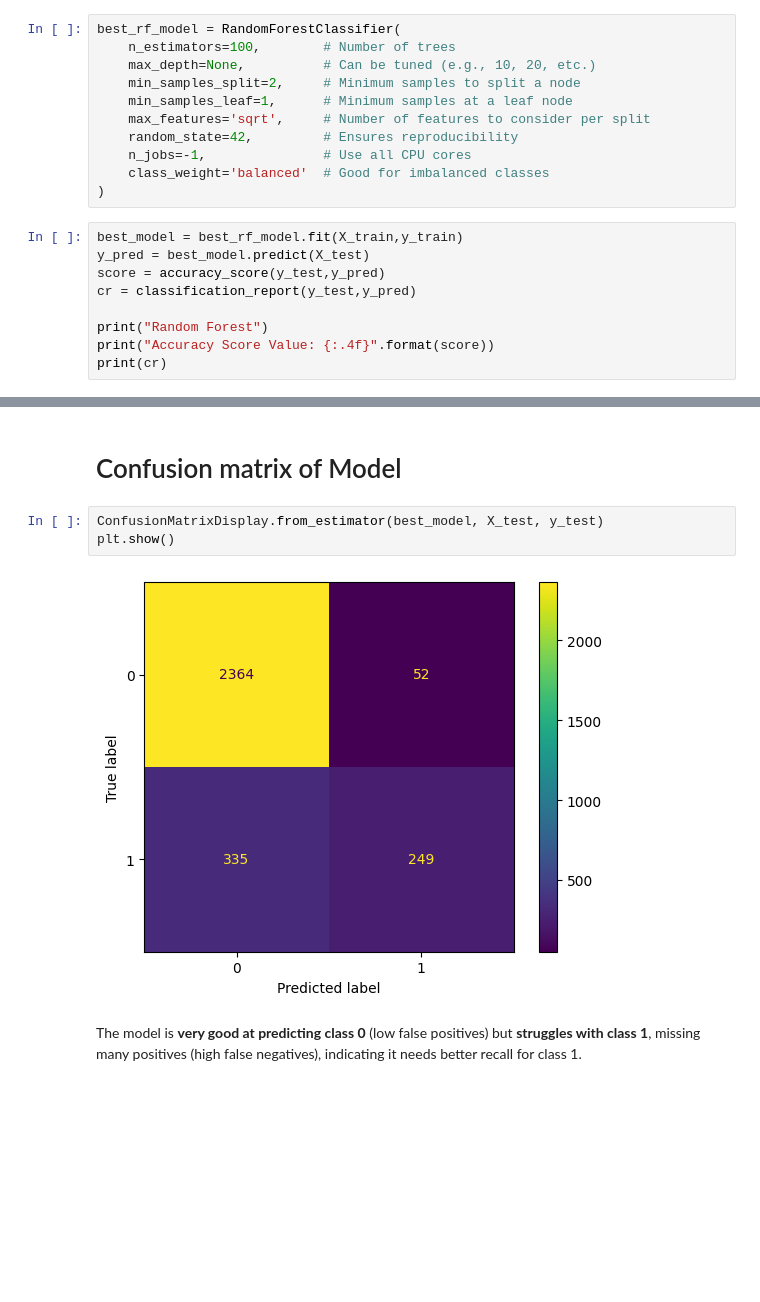
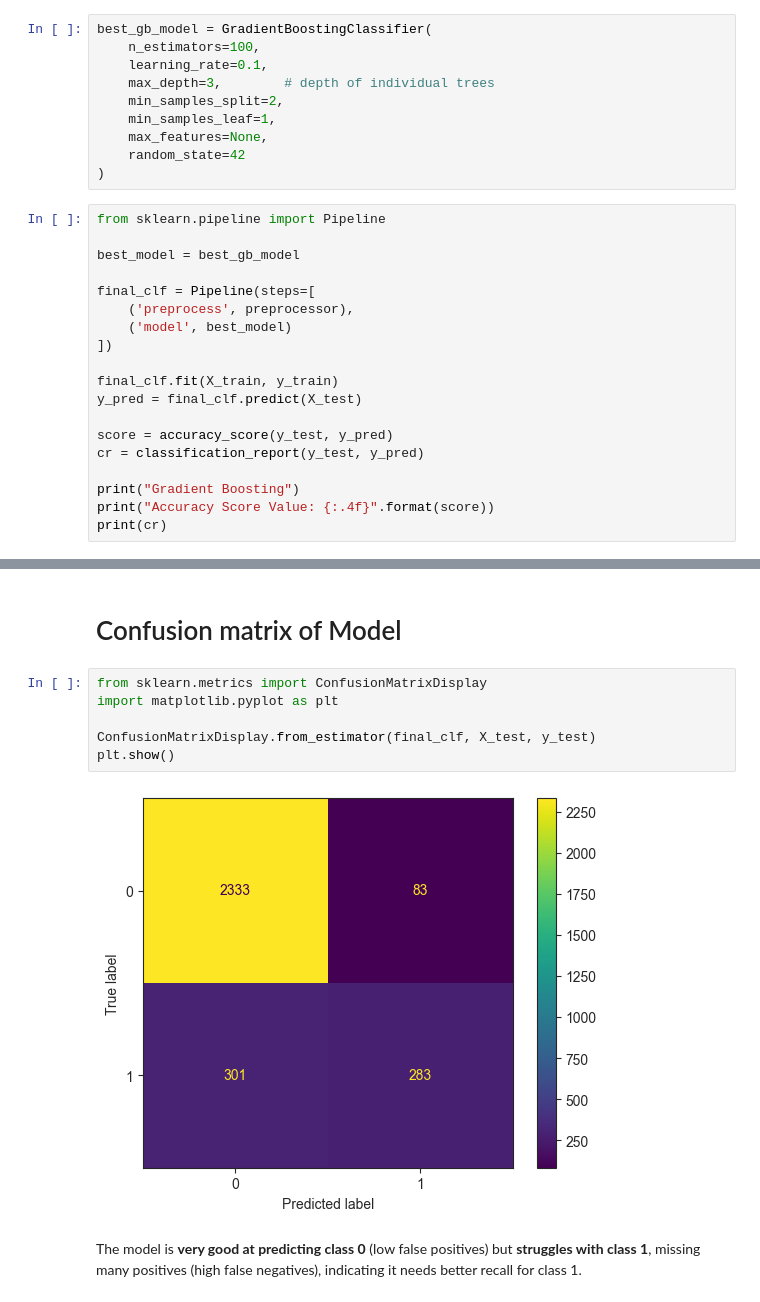
Before and after one commit to 004Gaurav/Customer_Churn, a Jupyter notebook: notebook/customer_churn.ipynb, the cells around one changed output, grey strips where cells are left out. Saved outputs shown, nothing was run; the diff lists cells and outputs as text; blank space fills up the shorter version.

Commit message:
fix: repair notebook pipeline and preprocessing

```diff
--- a/notebook/customer_churn.ipynb
+++ b/notebook/customer_churn.ipynb
@@ -589,23 +686,32 @@ Tree-based ensemble methods, particularly ***Random Forest***, showed the best p
 from sklearn.model_selection import train_test_split
 X_train, X_test, y_train, y_test = train_test_split(X, y, test_size=0.3, random_state=42)
 # %%
-best_rf_model = RandomForestClassifier(
-    n_estimators=100,        # Number of trees
-    max_depth=None,          # Can be tuned (e.g., 10, 20, etc.)
-    min_samples_split=2,     # Minimum samples to split a node
-    min_samples_leaf=1,      # Minimum samples at a leaf node
-    max_features='sqrt',     # Number of features to consider per split
-    random_state=42,         # Ensures reproducibility
-    n_jobs=-1,               # Use all CPU cores
-    class_weight='balanced'  # Good for imbalanced classes
+best_gb_model = GradientBoostingClassifier(
+    n_estimators=100,
+    learning_rate=0.1,
+    max_depth=3,        # depth of individual trees
+    min_samples_split=2,
+    min_samples_leaf=1,
+    max_features=None,
+    random_state=42
 )
 # %%
-best_model = best_rf_model.fit(X_train,y_train)
-y_pred = best_model.predict(X_test)
-score = accuracy_score(y_test,y_pred)
-cr = classification_report(y_test,y_pred)
+from sklearn.pipeline import Pipeline
 
-print("Random Forest")
+best_model = best_gb_model
+
+final_clf = Pipeline(steps=[
+    ('preprocess', preprocessor),
+    ('model', best_model)
+])
+
+final_clf.fit(X_train, y_train)
+y_pred = final_clf.predict(X_test)
+
+score = accuracy_score(y_test, y_pred)
+cr = classification_report(y_test, y_pred)
+
+print("Gradient Boosting")
 print("Accuracy Score Value: {:.4f}".format(score))
 print(cr)
 # %% [output]
@@ -626,9 +732,12 @@ The Random Forest model achieved an accuracy of **87.10%**. For the majority cla
 # %% [markdown]
 # Confusion matrix of Model
 # %%
-ConfusionMatrixDisplay.from_estimator(best_model, X_test, y_test)
+from sklearn.metrics import ConfusionMatrixDisplay
+import matplotlib.pyplot as plt
+
+ConfusionMatrixDisplay.from_estimator(final_clf, X_test, y_test)
 plt.show()
 # %% [output]
-[figure, old version]
+[figure, new version]
 # %% [markdown]
 The model is **very good at predicting class 0** (low false positives) but **struggles with class 1**, missing many positives (high false negatives), indicating it needs better recall for class 1.
```
Also changed, not shown: parts of 27 cells of this notebook, 15 other files.
